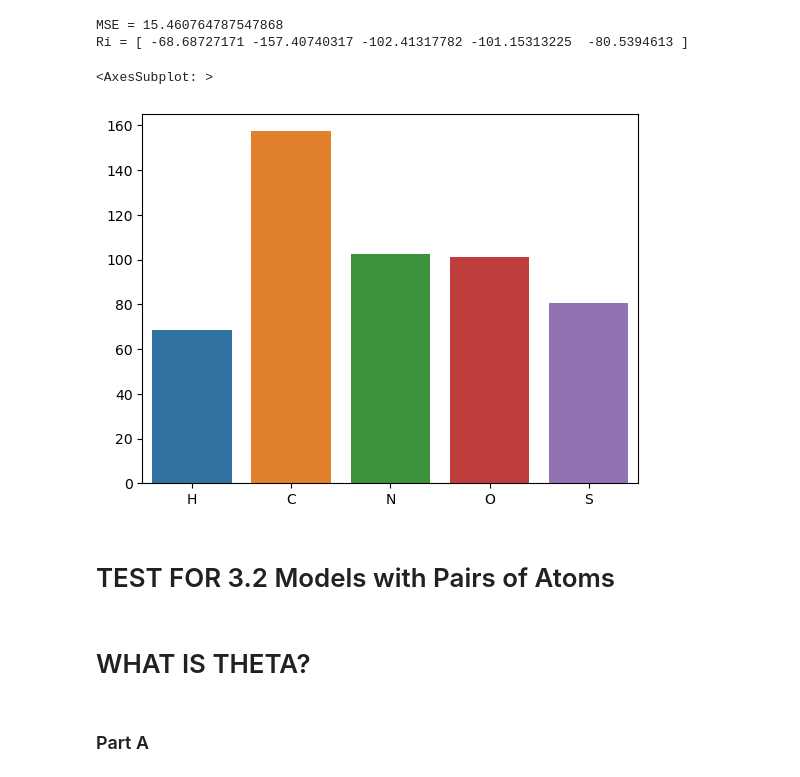
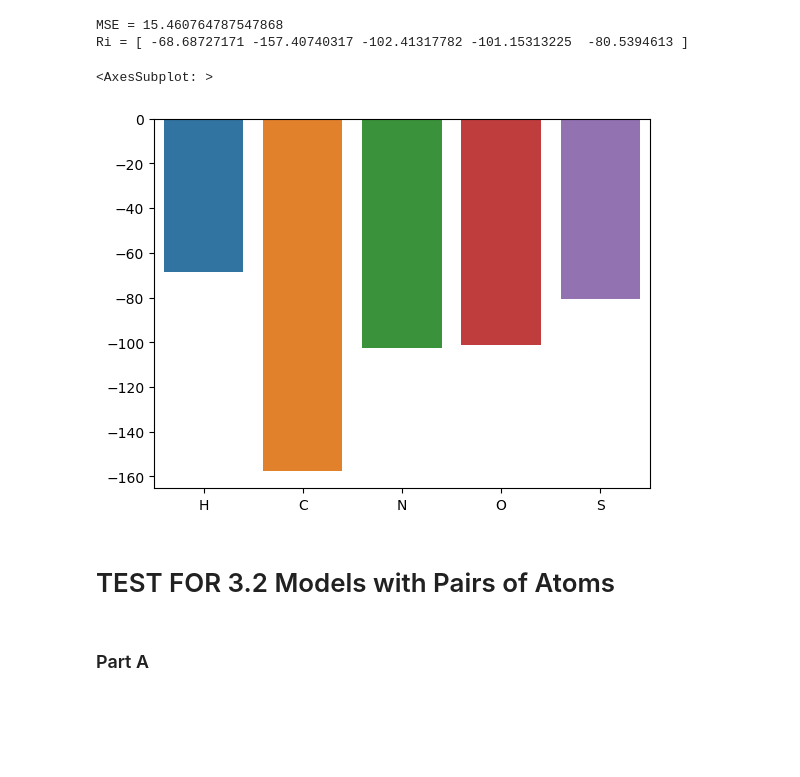
Before and after one commit to jascha-je/LabML4DS, a Jupyter notebook: p2/p2_jascha.ipynb, the cells around one changed output. Cells and saved outputs as stored; diff of their text form; code cells hidden in the pictures; blank space fills up the shorter version.

```diff
--- a/p2/p2_jascha.ipynb
+++ b/p2/p2_jascha.ipynb
@@ -278,15 +277,13 @@ print("Ri =", model.coef_)
 MSE = 15.460764787547868
 Ri = [ -68.68727171 -157.40740317 -102.41317782 -101.15313225  -80.5394613 ]
 # %%
-sns.barplot(x=["H", "C", "N", "O", "S"], y=-model.coef_)
+sns.barplot(x=["H", "C", "N", "O", "S"], y=model.coef_)
 # TODO Compare the produced insights with existing chemical knowledge or the literature.
 # %% [output]
 <AxesSubplot: >
-[figure, old version]
+[figure, new version]
 # %% [markdown]
 # TEST FOR 3.2 Models with Pairs of Atoms
-# %% [markdown]
-# WHAT IS THETA?
 # %% [markdown]
 ### Part A
 # %%
```
Also changed, not shown: parts of 18 cells of this notebook.
